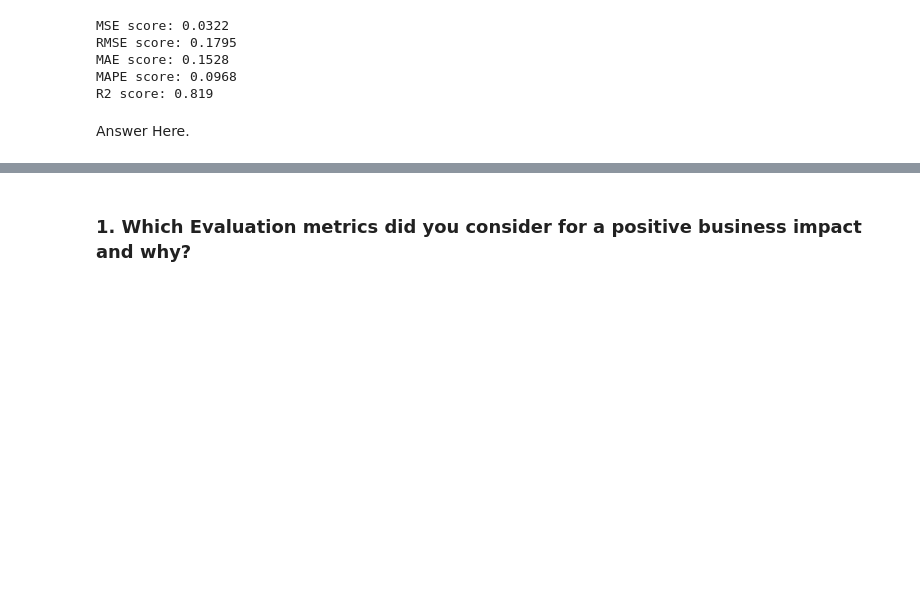
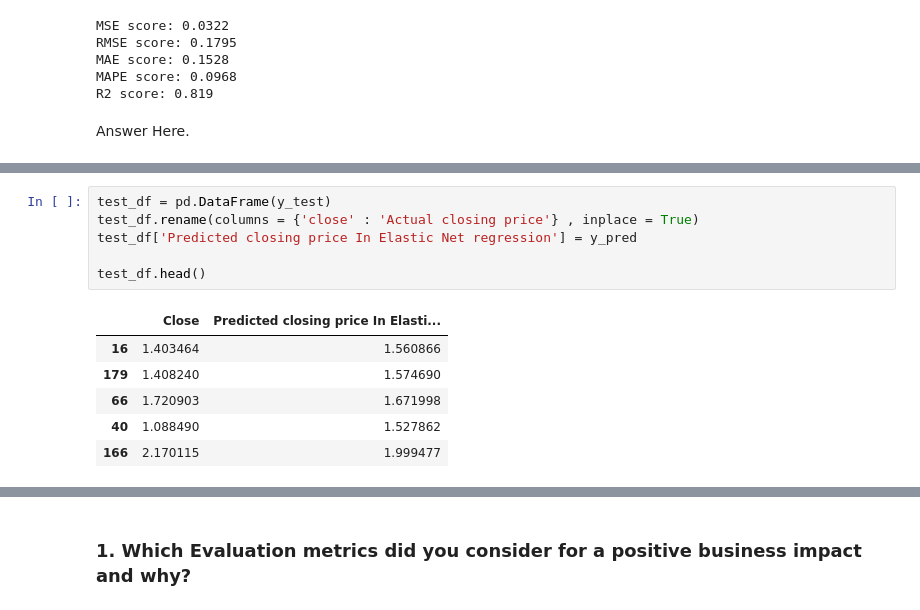
Before and after one commit to akashsinghsharma/almabetter-MLYesBank-RegressionProject, a Jupyter notebook: ML_Regression_Submission.ipynb, the cells around one changed output, grey strips where cells are left out. Saved outputs shown, nothing was run; the diff lists cells and outputs as text; blank space fills up the shorter version.

```diff
--- a/ML_Regression_Submission.ipynb
+++ b/ML_Regression_Submission.ipynb
@@ -1358,0 +1410,13 @@ Answer Here.
+# %%
+test_df = pd.DataFrame(y_test)
+test_df.rename(columns = {'close' : 'Actual closing price'} , inplace = True)
+test_df['Predicted closing price In Elastic Net regression'] = y_pred
+
+test_df.head()
+# %% [output]
+|  | Close | Predicted closing price In Elasti... |
+| 16 | 1.403464 | 1.560866 |
+| 179 | 1.408240 | 1.574690 |
+| 66 | 1.720903 | 1.671998 |
+| 40 | 1.088490 | 1.527862 |
+| 166 | 2.170115 | 1.999477 |
```
Also changed, not shown: parts of 40 cells of this notebook.
